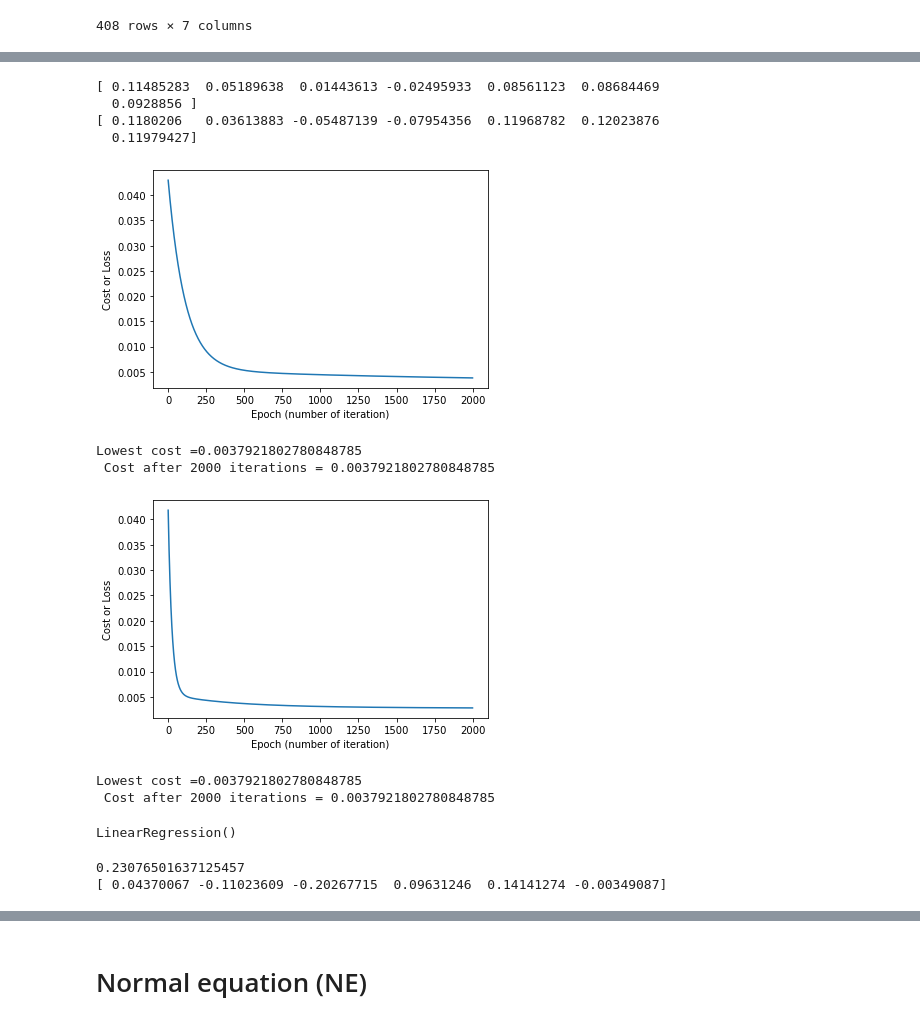
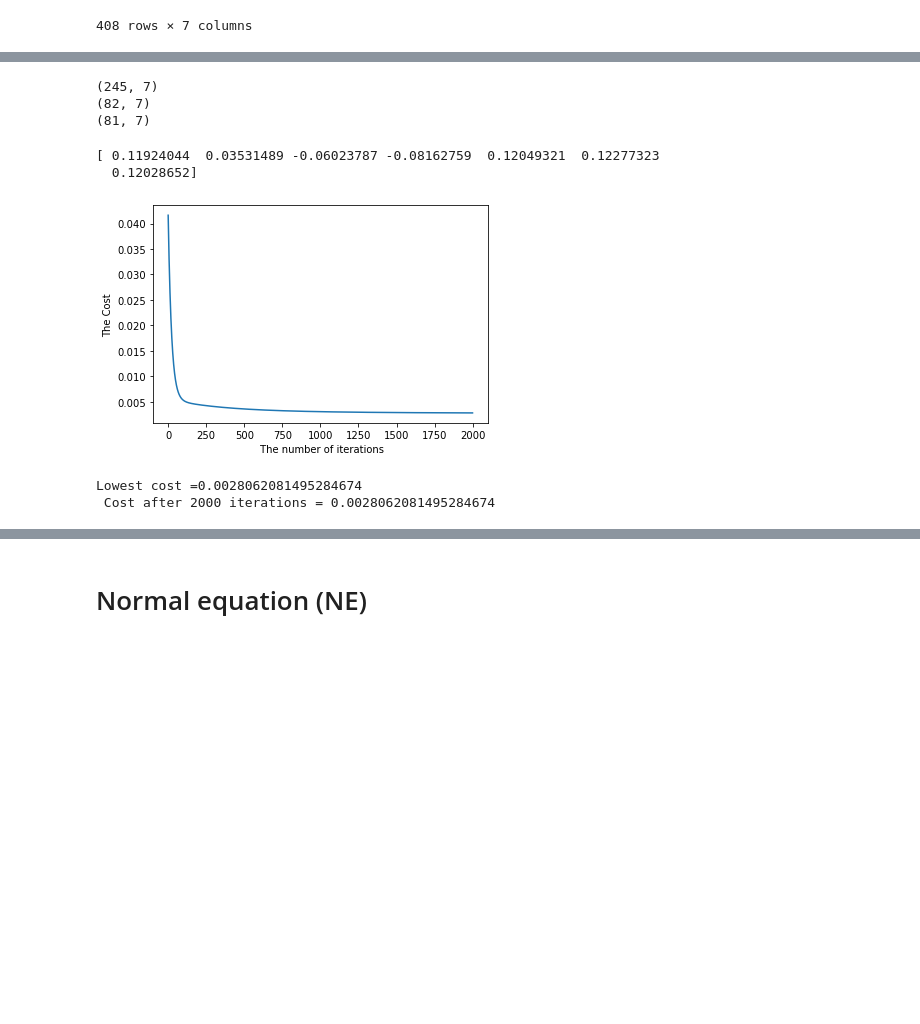
Before and after one commit to DunkMasterMehdi/Projet_ML, a Jupyter notebook: Regression/Regression.ipynb, the cells around one changed output, grey strips where cells are left out. Cells and saved outputs as stored; diff of their text form; code cells hidden in the pictures; blank space fills up the shorter version.

```diff
--- a/Regression/Regression.ipynb
+++ b/Regression/Regression.ipynb
@@ -702,4 +516,17 @@ data_test1_GD = data_test_GD.sample(frac=0.5, random_state = 1)
 data_valid_GD = data_test_GD.drop(data_test1_GD.index)
 data_test1_GD.reset_index(drop=True,inplace=True)
 data_valid_GD.reset_index(drop=True,inplace=True)
+# %%
+#here we will notice that our data test and data valid are not equal because our data contain 408 rows and 8 attributes
+#So when we split the data we will have :
+# 60% data training : 245 rows and 8 attributes
+#20% data testing : 82 rows and 8 attributes
+#And the rest 20% data validation : 81 rows and 8 attributes
+print(data_train_GD.shape)
+print(data_test1_GD.shape)
+print(data_valid_GD.shape)
+# %% [output]
+(245, 7)
+(82, 7)
+(81, 7)
 # %%
@@ -711,70 +538,40 @@ X_valid_GD = data_valid_GD.drop(['Target'],axis=1).values
 Y_valid_GD = data_valid_GD['Target']
 # %%
-import numpy as np
-def LinReg_with_gradient_descent(X_train_GD, Y_train_GD, alpha, epoch):
+def LinearRegression_with_gradient_descent(X_train_GD, Y_train_GD, alpha, iteration):
     m = X_train_GD.shape[0]  # number of samples
     ones =np.ones((m,1))
-    XX = np.concatenate((ones, X_train_GD), axis=1)   # Nuw X with X0's =1
+    XX = np.concatenate((ones, X_train_GD), axis=1)   # Add the column X0 which contain only  1
     n = XX.shape[1]   #
-    Theta = np.zeros(n)    # n= 4  parameter initialization
+    Theta = np.zeros(n)   # n= 7  parameter initialization with adding X0
     h = np.dot(XX, Theta)   # Compute hypothesis
 
 
     # Gradient descent algorithm
-    cost = np.ones(epoch)
-    for i in range (0, epoch):
+    cost = np.ones(iteration)
+    for i in range (0, iteration):
         Theta[0] = Theta[0] - (alpha / X_train_GD.shape[0]) * sum(h-Y_train_GD)
         for j in range(1, n):
             Theta[j]= Theta[j] - (alpha/ X_train_GD.shape[0]) * sum((h-Y_train_GD) * XX[:, j])
             h  = np.dot(XX, Theta)
-            cost[i] = 1/(2*m) * sum(np.square(h-Y_train_GD))  # Compute Cost
+            cost[i] = 1/(2*m) * sum(np.square(h-Y_train_GD))  # Compute the Cost
     return cost, Theta
 # %%
 # Calculating theta and cost
-cost, theta = LinReg_with_gradient_descent(X_train_GD, Y_train_GD,0.002, 2000)
+cost, theta = LinearRegression_with_gradient_descent(X_train_GD, Y_train_GD,0.01, 2000)
 print(theta)
 #print(cost)
-
-cost1, theta1 = LinReg_with_gradient_descent(X_train_GD, Y_train_GD,0.009, 2000)
-print(theta1)
-#print(cost1)
 # %% [output]
-[ 0.11485283  0.05189638  0.01443613 -0.02495933  0.08561123  0.08684469
-  0.0928856 ]
-[ 0.1180206   0.03613883 -0.05487139 -0.07954356  0.11968782  0.12023876
-  0.11979427]
+[ 0.11924044  0.03531489 -0.06023787 -0.08162759  0.12049321  0.12277323
+  0.12028652]
 # %%
-import matplotlib.pyplot as plt
-# Checking out the loss or cost plot
+#Plotting the cost
 plt.plot(cost)
-plt.xlabel("Epoch (number of iteration)")
-plt.ylabel( "Cost or Loss")
+plt.xlabel(" The number of iterations")
+plt.ylabel( "The Cost")
 plt.show()
 print("Lowest cost =" + str(np.min(cost)))
 print(" Cost after 2000 iterations = " + str(cost[-1]))
-
-plt.plot(cost1)
-plt.xlabel("Epoch (number of iteration)")
-plt.ylabel( "Cost or Loss")
-plt.show()
-print("Lowest cost =" + str(np.min(cost)))
-print(" Cost after 2000 iterations = " + str(cost[-1]))
 # %% [output]
-[figure, old version]
+[figure, new version]
-Lowest cost =0.0037921802780848785
- Cost after 2000 iterations = 0.0037921802780848785
+Lowest cost =0.0028062081495284674
+ Cost after 2000 iterations = 0.0028062081495284674
-[figure, removed]
-Lowest cost =0.0037921802780848785
- Cost after 2000 iterations = 0.0037921802780848785
-# %%
-from sklearn import linear_model  # Importing linear model
-lm = linear_model.LinearRegression()   # Linear regression
-lm.fit(X1222, y1222)
-# %% [output]
-LinearRegression()
-# %%
-print(lm.intercept_)
-print(lm.coef_)
-# %% [output]
-0.23076501637125457
-[ 0.04370067 -0.11023609 -0.20267715  0.09631246  0.14141274 -0.00349087]
```
Also changed, not shown: parts of 74 cells of this notebook, 2 other files.
